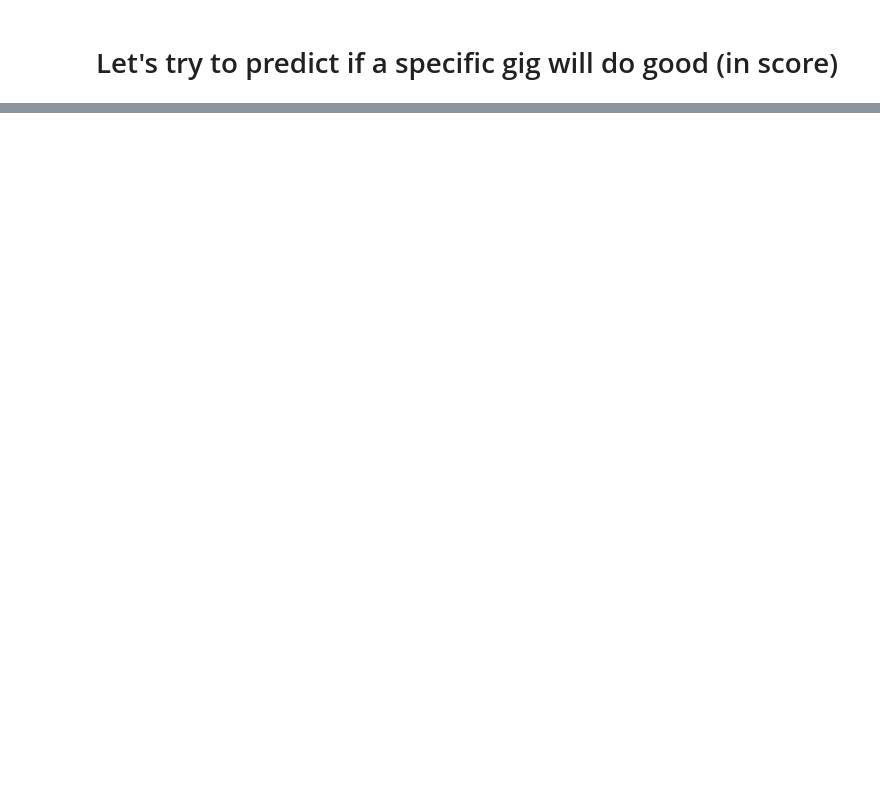
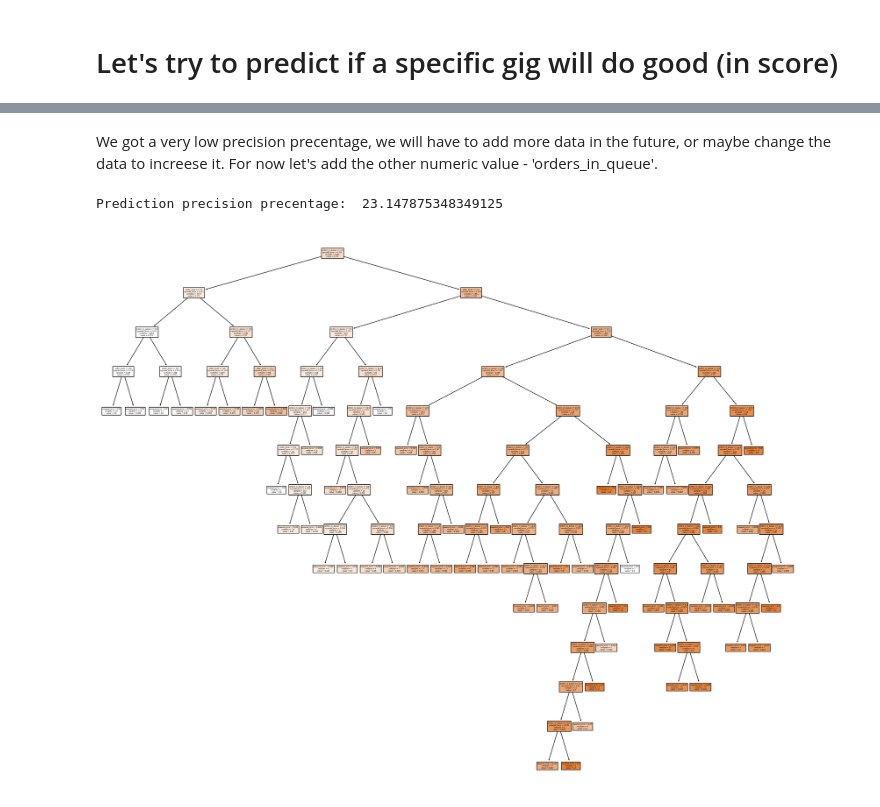
Before and after one commit to Deftera186/Fiverr-DA, a Jupyter notebook: machine_learning.ipynb, the cells around one changed output, grey strips where cells are left out. Saved outputs shown, nothing was run; the diff lists cells and outputs as text; code cells hidden in the pictures; blank space fills up the shorter version.

```diff
--- a/machine_learning.ipynb
+++ b/machine_learning.ipynb
@@ -47,0 +69,17 @@ gigs_data_cleaned.head()
+# %% [markdown]
+We got a very low precision precentage, we will have to add more data in the future, or maybe change the data to increese it.
+For now let's add the other numeric value - 'orders_in_queue'.
+# %%
+feature_names = ['seller_level', 'orders_in_queue']
+X_train, X_test, y_train, y_test = train_test_split(gigs_data_cleaned[feature_names], gigs_data_cleaned['score'] >= avg, test_size=0.2, random_state=42)
+descision_tree = tree.DecisionTreeRegressor(random_state=42)
+model = descision_tree.fit(X_train, y_train)
+y_pred = model.predict(X_test)
+
+# calculate prediction precision precentage in precentage
+print('Prediction precision precentage: ', model.score(X_test, y_test)*100)
+
+print_tree(model, feature_names)
+# %% [output]
+Prediction precision precentage:  23.147875348349125
+[figure, added]
```
Also changed, not shown: parts of 19 cells of this notebook.
